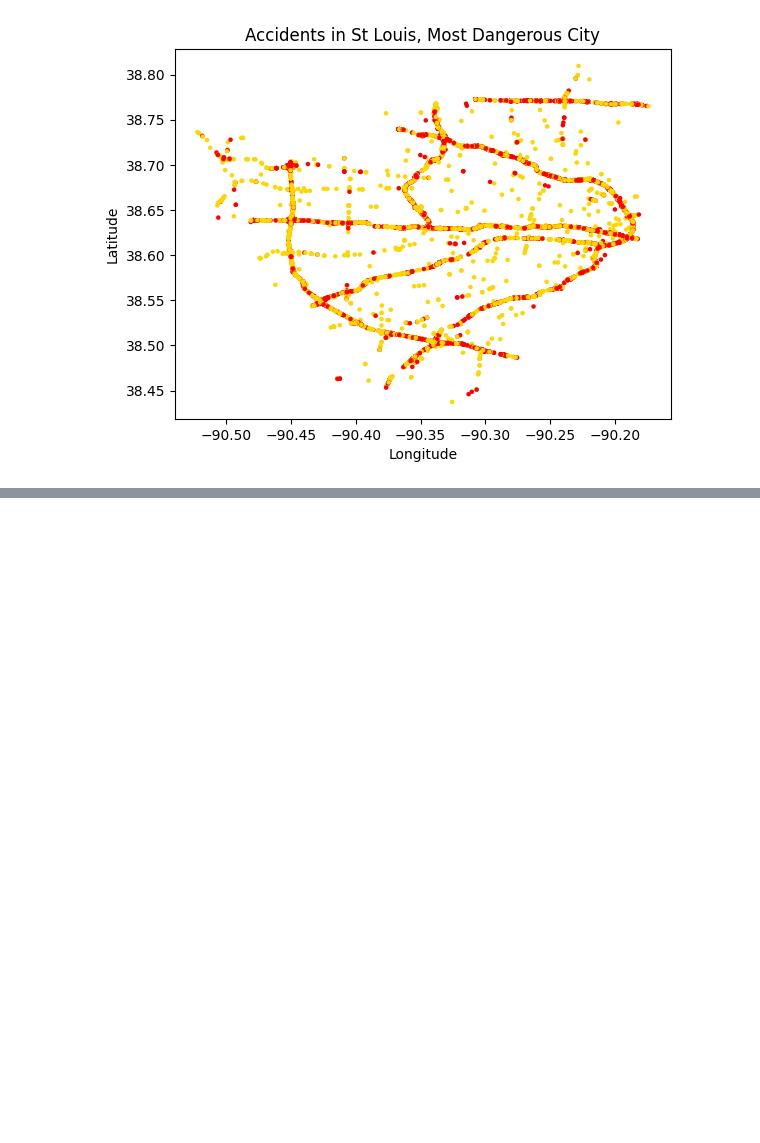
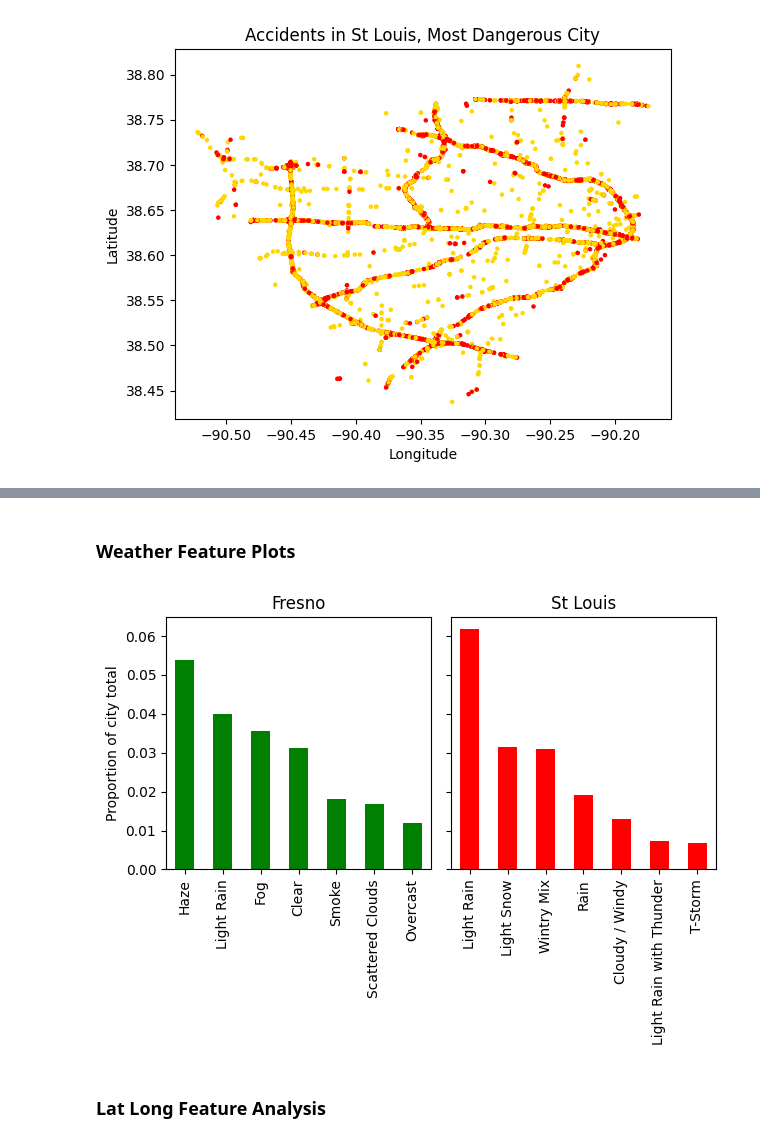
Before and after one commit to ethygers/vol3-data-and-modeling, a Jupyter notebook: superlative_cities.ipynb, the cells around one changed output, grey strips where cells are left out. Cells and saved outputs as stored; diff of their text form; code cells hidden in the pictures; blank space fills up the shorter version.

```diff
--- a/superlative_cities.ipynb
+++ b/superlative_cities.ipynb
@@ -183,0 +176,25 @@ Text(0.5, 1.0, 'Accidents in St Louis, Most Dangerous City')
+# %% [markdown]
+### Weather Feature Plots
+# %%
+props_fresno = fresno["Weather_Condition"].value_counts() / fresno.shape[0]
+top_fresno= props_fresno.iloc[4:11]
+
+props_stlouis = stlouis["Weather_Condition"].value_counts() / stlouis.shape[0]
+top_stlouis = props_stlouis.iloc[4:11]
+
+fig, axes = plt.subplots(1, 2, sharey=True)
+top_fresno.plot(kind='bar', ax=axes[0], color='g')
+axes[0].set_title("Fresno")
+axes[0].set_ylabel("Proportion of city total")
+axes[0].set_xlabel(None)
+
+top_stlouis.plot(kind='bar', ax=axes[1], color='r')
+axes[1].set_title("St Louis")
+axes[1].set_xlabel(None)
+
+
+plt.tight_layout()
+# %% [output]
+[figure, added]
+# %% [markdown]
+### Lat Long Feature Analysis
```
Also changed, not shown: parts of 16 cells of this notebook.
